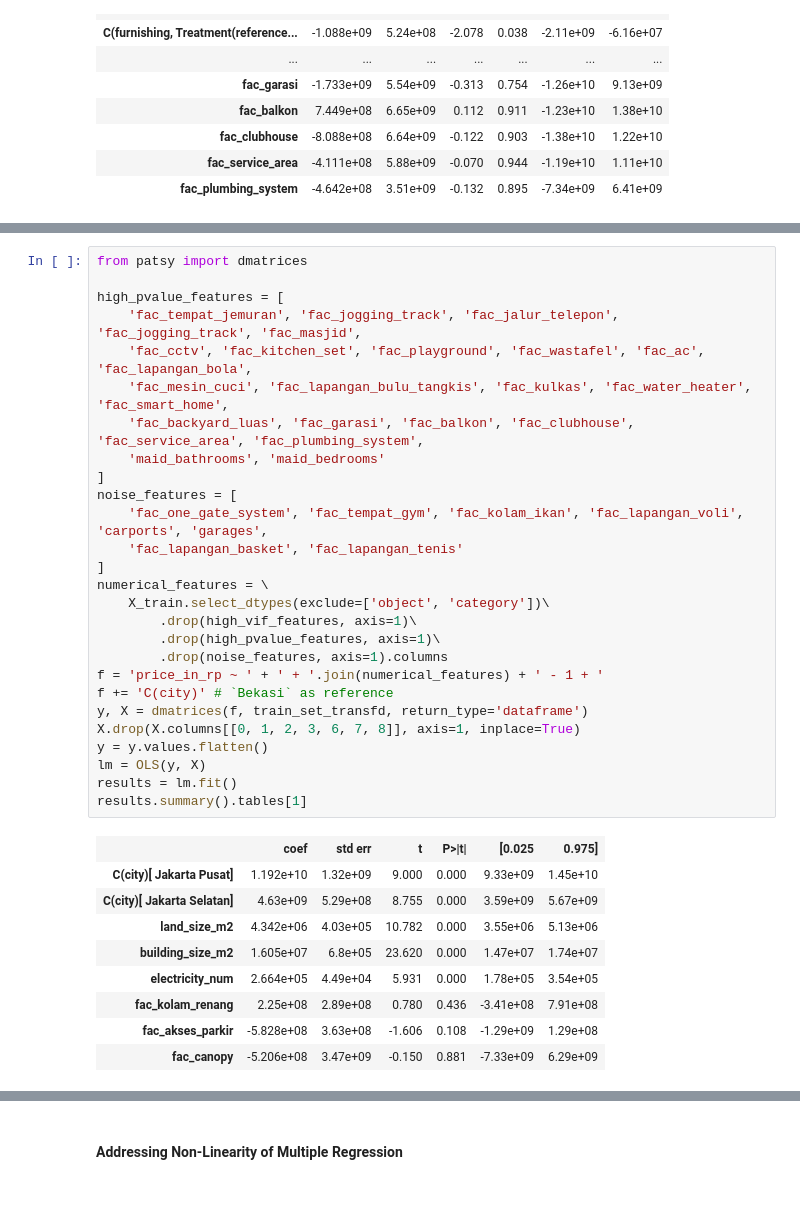
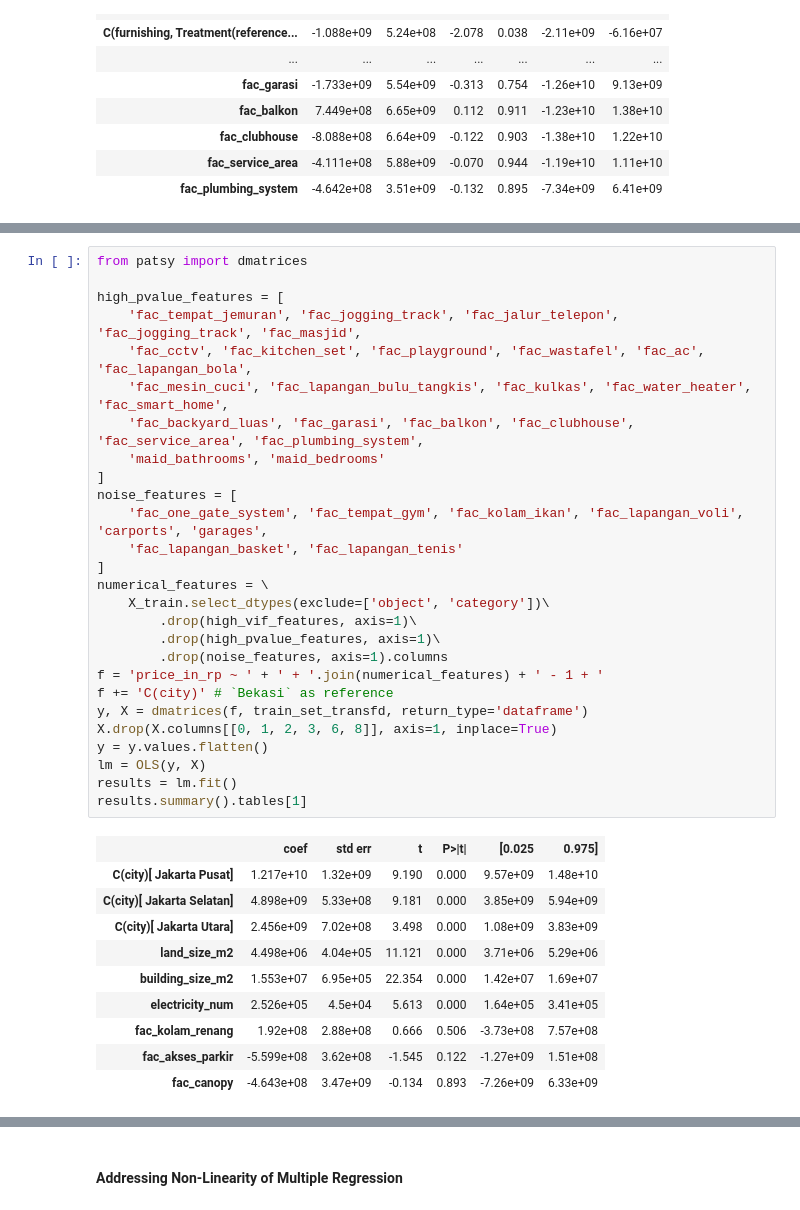
Before and after one commit to nbarizki/jabodetabekhousepricing, a Jupyter notebook: 3 - Linear Modeling of House Price.ipynb, the cells around one changed output, grey strips where cells are left out. Drawn from its saved outputs; the diff is of its cells as text.

```diff
--- a/3 - Linear Modeling of House Price.ipynb
+++ b/3 - Linear Modeling of House Price.ipynb
@@ -1010,38 +1011,39 @@ Let's observe above output:
 # %%
 from patsy import dmatrices
 
 high_pvalue_features = [
     'fac_tempat_jemuran', 'fac_jogging_track', 'fac_jalur_telepon', 'fac_jogging_track', 'fac_masjid',
     'fac_cctv', 'fac_kitchen_set', 'fac_playground', 'fac_wastafel', 'fac_ac', 'fac_lapangan_bola',
     'fac_mesin_cuci', 'fac_lapangan_bulu_tangkis', 'fac_kulkas', 'fac_water_heater', 'fac_smart_home',
     'fac_backyard_luas', 'fac_garasi', 'fac_balkon', 'fac_clubhouse', 'fac_service_area', 'fac_plumbing_system',
     'maid_bathrooms', 'maid_bedrooms'
 ]
 noise_features = [
     'fac_one_gate_system', 'fac_tempat_gym', 'fac_kolam_ikan', 'fac_lapangan_voli', 'carports', 'garages',
     'fac_lapangan_basket', 'fac_lapangan_tenis'
 ]
 numerical_features = \
     X_train.select_dtypes(exclude=['object', 'category'])\
         .drop(high_vif_features, axis=1)\
         .drop(high_pvalue_features, axis=1)\
         .drop(noise_features, axis=1).columns
 f = 'price_in_rp ~ ' + ' + '.join(numerical_features) + ' - 1 + '
 f += 'C(city)' # `Bekasi` as reference
 y, X = dmatrices(f, train_set_transfd, return_type='dataframe')
-X.drop(X.columns[[0, 1, 2, 3, 6, 7, 8]], axis=1, inplace=True)
+X.drop(X.columns[[0, 1, 2, 3, 6, 8]], axis=1, inplace=True)
 y = y.values.flatten()
 lm = OLS(y, X)
 results = lm.fit()
 results.summary().tables[1]
 # %% [output]
 |  | coef | std err | t | P>|t| | [0.025 | 0.975] |
-| C(city)[ Jakarta Pusat] | 1.192e+10 | 1.32e+09 | 9.000 | 0.000 | 9.33e+09 | 1.45e+10 |
-| C(city)[ Jakarta Selatan] | 4.63e+09 | 5.29e+08 | 8.755 | 0.000 | 3.59e+09 | 5.67e+09 |
-| land_size_m2 | 4.342e+06 | 4.03e+05 | 10.782 | 0.000 | 3.55e+06 | 5.13e+06 |
-| building_size_m2 | 1.605e+07 | 6.8e+05 | 23.620 | 0.000 | 1.47e+07 | 1.74e+07 |
-| electricity_num | 2.664e+05 | 4.49e+04 | 5.931 | 0.000 | 1.78e+05 | 3.54e+05 |
-| fac_kolam_renang | 2.25e+08 | 2.89e+08 | 0.780 | 0.436 | -3.41e+08 | 7.91e+08 |
-| fac_akses_parkir | -5.828e+08 | 3.63e+08 | -1.606 | 0.108 | -1.29e+09 | 1.29e+08 |
-| fac_canopy | -5.206e+08 | 3.47e+09 | -0.150 | 0.881 | -7.33e+09 | 6.29e+09 |
+| C(city)[ Jakarta Pusat] | 1.217e+10 | 1.32e+09 | 9.190 | 0.000 | 9.57e+09 | 1.48e+10 |
+| C(city)[ Jakarta Selatan] | 4.898e+09 | 5.33e+08 | 9.181 | 0.000 | 3.85e+09 | 5.94e+09 |
+| C(city)[ Jakarta Utara] | 2.456e+09 | 7.02e+08 | 3.498 | 0.000 | 1.08e+09 | 3.83e+09 |
+| land_size_m2 | 4.498e+06 | 4.04e+05 | 11.121 | 0.000 | 3.71e+06 | 5.29e+06 |
+| building_size_m2 | 1.553e+07 | 6.95e+05 | 22.354 | 0.000 | 1.42e+07 | 1.69e+07 |
+| electricity_num | 2.526e+05 | 4.5e+04 | 5.613 | 0.000 | 1.64e+05 | 3.41e+05 |
+| fac_kolam_renang | 1.92e+08 | 2.88e+08 | 0.666 | 0.506 | -3.73e+08 | 7.57e+08 |
+| fac_akses_parkir | -5.599e+08 | 3.62e+08 | -1.545 | 0.122 | -1.27e+09 | 1.51e+08 |
+| fac_canopy | -4.643e+08 | 3.47e+09 | -0.134 | 0.893 | -7.26e+09 | 6.33e+09 |
 # %% [markdown]
```
Also changed, not shown: parts of 23 cells of this notebook, 1 other file.
